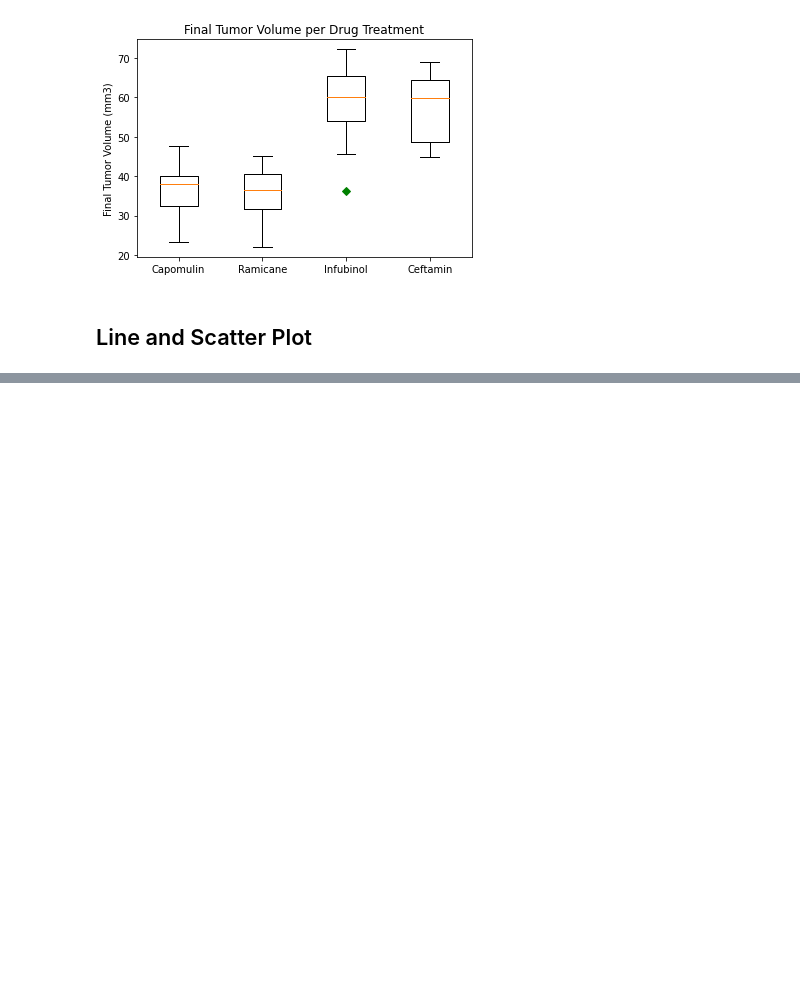
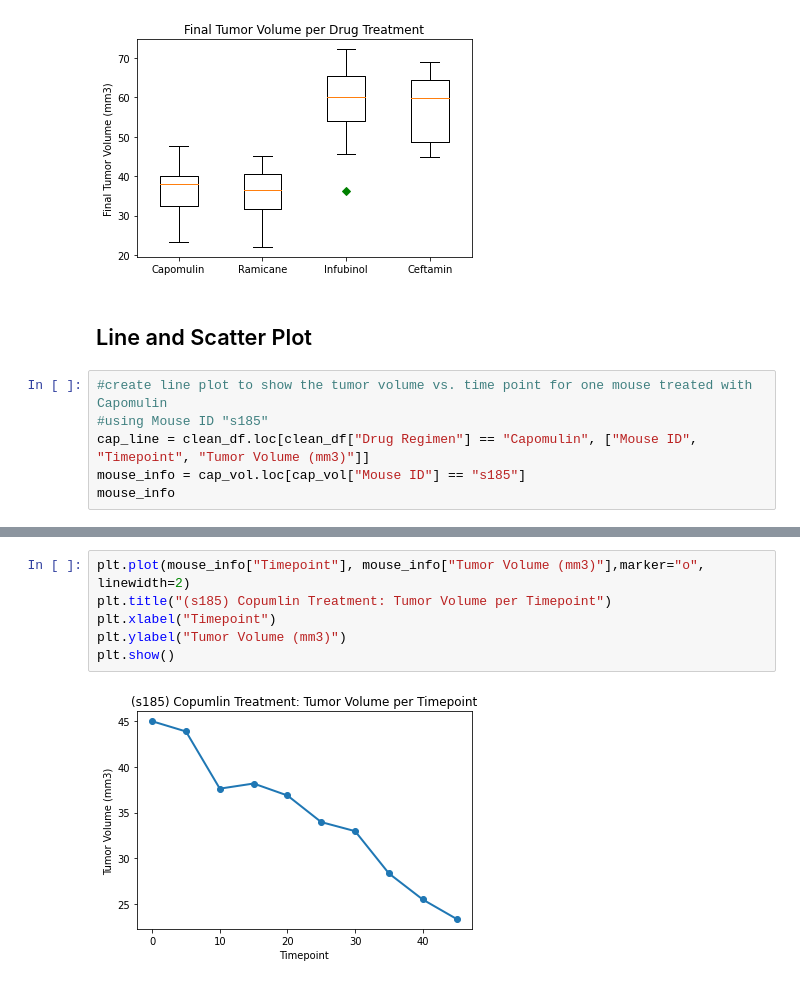
Before and after one commit to latoyawenzinger/Data-Visualization_Matplotlib, a Jupyter notebook: Mice_Treatment.ipynb, the cells around one changed output, grey strips where cells are left out. Drawn from its saved outputs; the diff is of its cells as text; blank space fills up the shorter version.

Commit message:
updated scatter/line plots

```diff
--- a/Mice_Treatment.ipynb
+++ b/Mice_Treatment.ipynb
@@ -278,3 +275,9 @@ plt.show()
 [figure]
 # %% [markdown]
 ## Line and Scatter Plot
+# %%
+#create line plot to show the tumor volume vs. time point for one mouse treated with Capomulin
+#using Mouse ID "s185"
+cap_line = clean_df.loc[clean_df["Drug Regimen"] == "Capomulin", ["Mouse ID", "Timepoint", "Tumor Volume (mm3)"]]
+mouse_info = cap_vol.loc[cap_vol["Mouse ID"] == "s185"]
+mouse_info
@@ -280,0 +296,8 @@ plt.show()
+# %%
+plt.plot(mouse_info["Timepoint"], mouse_info["Tumor Volume (mm3)"],marker="o", linewidth=2)
+plt.title("(s185) Copumlin Treatment: Tumor Volume per Timepoint")
+plt.xlabel("Timepoint")
+plt.ylabel("Tumor Volume (mm3)")
+plt.show()
+# %% [output]
+[figure, added]
```
Also changed, not shown: parts of 11 cells of this notebook.
